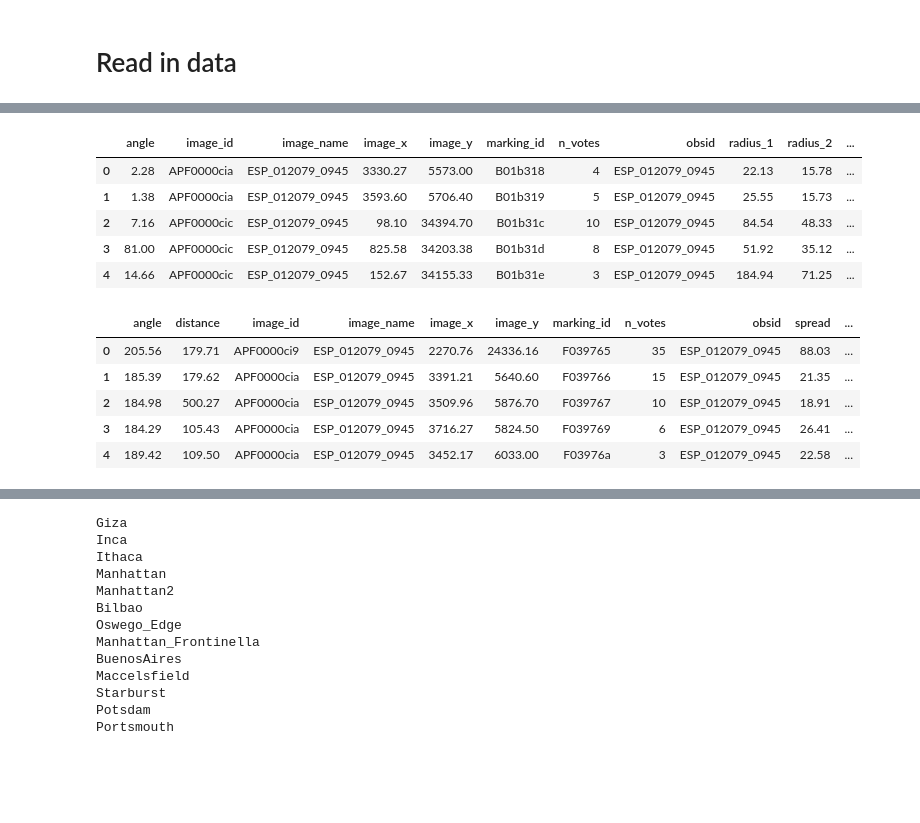
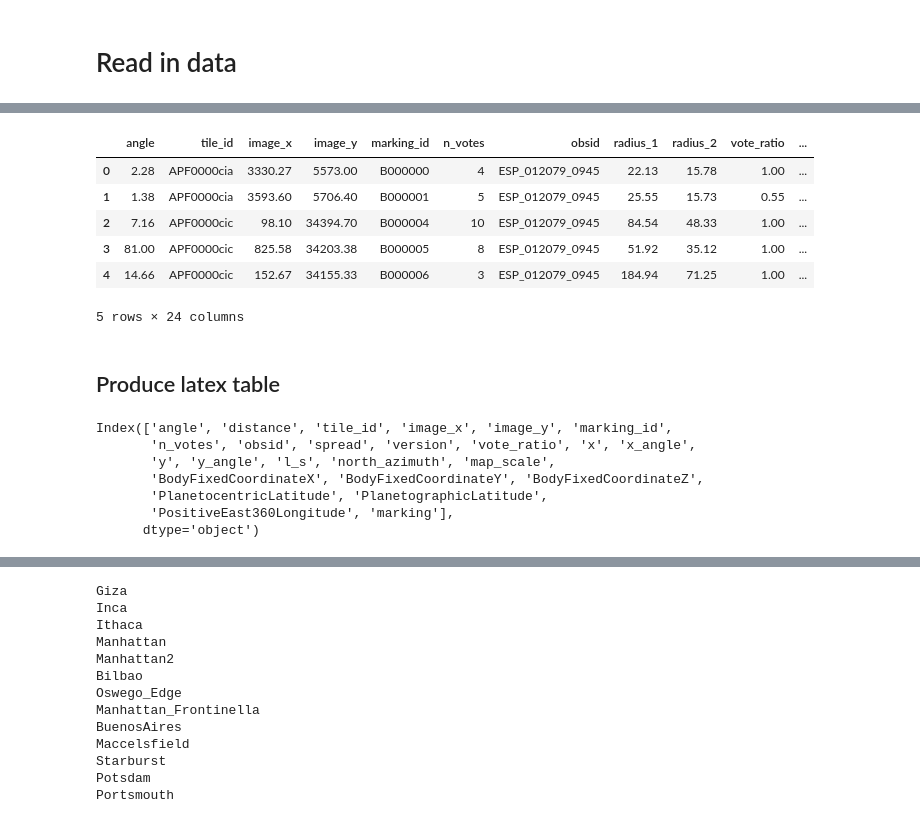
Before and after one commit to michaelaye/planet4, a Jupyter notebook: notebooks/catalog_stats.ipynb, the cells around one changed output, grey strips where cells are left out. Saved outputs shown, nothing was run; the diff lists cells and outputs as text; code cells hidden in the pictures; blank space fills up the shorter version.

```diff
--- a/notebooks/catalog_stats.ipynb
+++ b/notebooks/catalog_stats.ipynb
@@ -13,4 +47,4 @@ from planet4.catalog_production import ReleaseManager
 # %% [markdown]
 # Read in data
 # %%
-rm = ReleaseManager('v1.0b4')
+rm = ReleaseManager('v1.0')
@@ -17,20 +168,25 @@ rm = ReleaseManager('v1.0b4')
 # %%
 blotches = rm.read_blotch_file().assign(marking='blotch')
 fans = rm.read_fan_file().assign(marking='fan')
+combined = pd.concat([blotches, fans], ignore_index=True)
 blotches.head()
 # %% [output]
-|  | angle | image_id | image_name | image_x | image_y | marking_id | n_votes | obsid | radius_1 | radius_2 | ... |
-| 0 | 2.28 | APF0000cia | ESP_012079_0945 | 3330.27 | 5573.00 | B01b318 | 4 | ESP_012079_0945 | 22.13 | 15.78 | ... |
-| 1 | 1.38 | APF0000cia | ESP_012079_0945 | 3593.60 | 5706.40 | B01b319 | 5 | ESP_012079_0945 | 25.55 | 15.73 | ... |
-| 2 | 7.16 | APF0000cic | ESP_012079_0945 | 98.10 | 34394.70 | B01b31c | 10 | ESP_012079_0945 | 84.54 | 48.33 | ... |
-| 3 | 81.00 | APF0000cic | ESP_012079_0945 | 825.58 | 34203.38 | B01b31d | 8 | ESP_012079_0945 | 51.92 | 35.12 | ... |
-| 4 | 14.66 | APF0000cic | ESP_012079_0945 | 152.67 | 34155.33 | B01b31e | 3 | ESP_012079_0945 | 184.94 | 71.25 | ... |
+|  | angle | tile_id | image_x | image_y | marking_id | n_votes | obsid | radius_1 | radius_2 | vote_ratio | ... |
+| 0 | 2.28 | APF0000cia | 3330.27 | 5573.00 | B000000 | 4 | ESP_012079_0945 | 22.13 | 15.78 | 1.00 | ... |
+| 1 | 1.38 | APF0000cia | 3593.60 | 5706.40 | B000001 | 5 | ESP_012079_0945 | 25.55 | 15.73 | 0.55 | ... |
+| 2 | 7.16 | APF0000cic | 98.10 | 34394.70 | B000004 | 10 | ESP_012079_0945 | 84.54 | 48.33 | 1.00 | ... |
+| 3 | 81.00 | APF0000cic | 825.58 | 34203.38 | B000005 | 8 | ESP_012079_0945 | 51.92 | 35.12 | 1.00 | ... |
+| 4 | 14.66 | APF0000cic | 152.67 | 34155.33 | B000006 | 3 | ESP_012079_0945 | 184.94 | 71.25 | 1.00 | ... |
+5 rows × 24 columns
+# %% [markdown]
+## Produce latex table
 # %%
-fans.head()
+fans.columns
 # %% [output]
-|  | angle | distance | image_id | image_name | image_x | image_y | marking_id | n_votes | obsid | spread | ... |
-| 0 | 205.56 | 179.71 | APF0000ci9 | ESP_012079_0945 | 2270.76 | 24336.16 | F039765 | 35 | ESP_012079_0945 | 88.03 | ... |
-| 1 | 185.39 | 179.62 | APF0000cia | ESP_012079_0945 | 3391.21 | 5640.60 | F039766 | 15 | ESP_012079_0945 | 21.35 | ... |
-| 2 | 184.98 | 500.27 | APF0000cia | ESP_012079_0945 | 3509.96 | 5876.70 | F039767 | 10 | ESP_012079_0945 | 18.91 | ... |
-| 3 | 184.29 | 105.43 | APF0000cia | ESP_012079_0945 | 3716.27 | 5824.50 | F039769 | 6 | ESP_012079_0945 | 26.41 | ... |
-| 4 | 189.42 | 109.50 | APF0000cia | ESP_012079_0945 | 3452.17 | 6033.00 | F03976a | 3 | ESP_012079_0945 | 22.58 | ... |
+Index(['angle', 'distance', 'tile_id', 'image_x', 'image_y', 'marking_id',
+       'n_votes', 'obsid', 'spread', 'version', 'vote_ratio', 'x', 'x_angle',
+       'y', 'y_angle', 'l_s', 'north_azimuth', 'map_scale',
+       'BodyFixedCoordinateX', 'BodyFixedCoordinateY', 'BodyFixedCoordinateZ',
+       'PlanetocentricLatitude', 'PlanetographicLatitude',
+       'PositiveEast360Longitude', 'marking'],
+      dtype='object')
```
Also changed, not shown: parts of 127 cells of this notebook.
